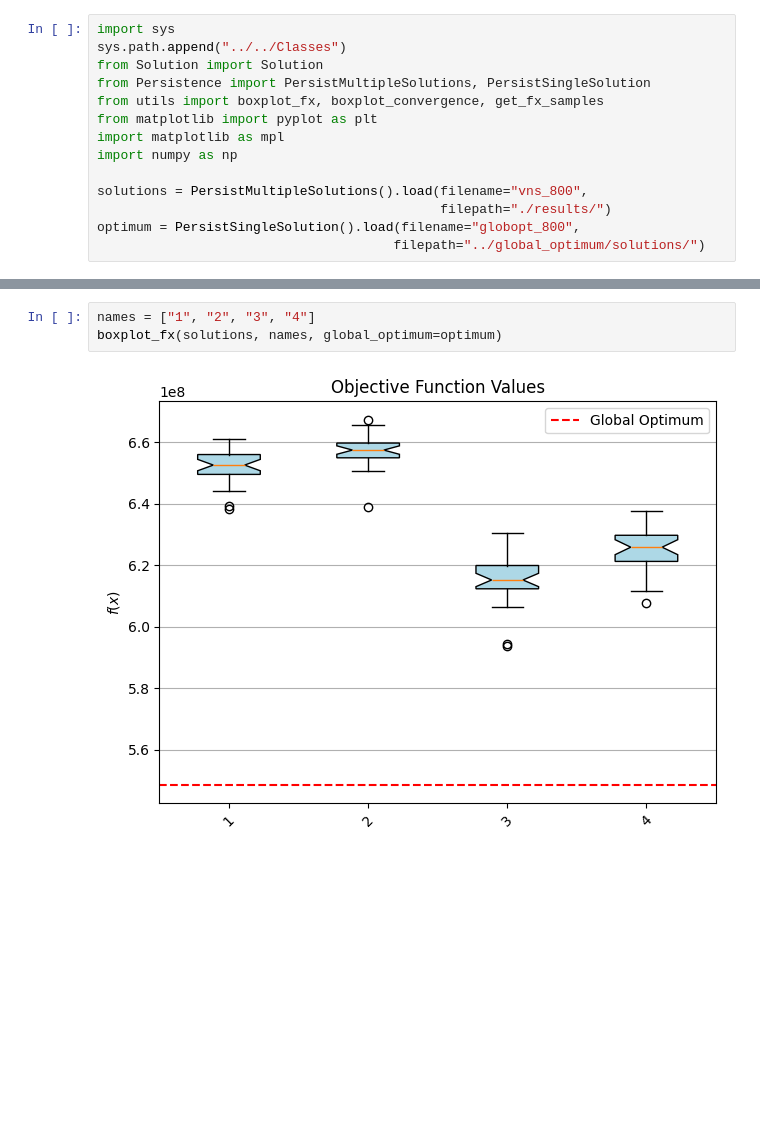
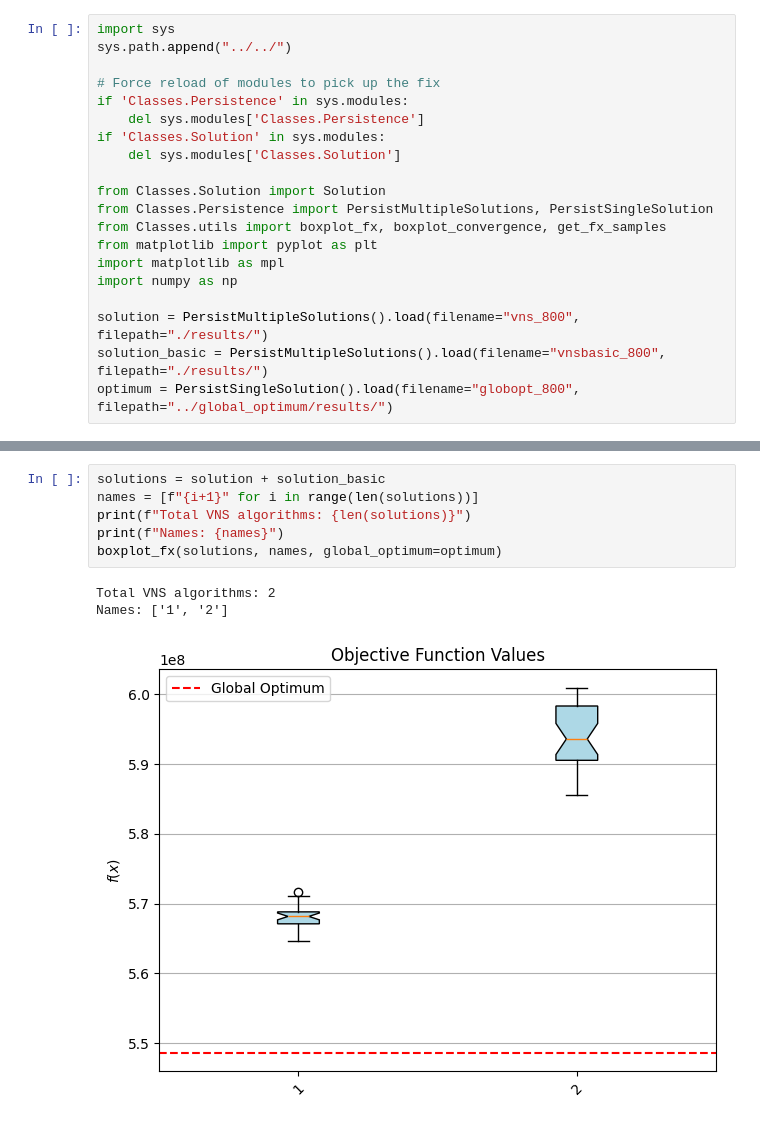
Before and after one commit to raissagd/Pistachio_CLSC, a Jupyter notebook: experiments/vns/analyse.ipynb, the cells around one changed output, grey strips where cells are left out. Saved outputs shown, nothing was run; the diff lists cells and outputs as text; blank space fills up the shorter version.

```diff
--- a/experiments/vns/analyse.ipynb
+++ b/experiments/vns/analyse.ipynb
@@ -1,14 +1,20 @@
 # %%
 import sys
-sys.path.append("../../Classes")
-from Solution import Solution
-from Persistence import PersistMultipleSolutions, PersistSingleSolution
-from utils import boxplot_fx, boxplot_convergence, get_fx_samples
+sys.path.append("../../")
+
+# Force reload of modules to pick up the fix
+if 'Classes.Persistence' in sys.modules:
+    del sys.modules['Classes.Persistence']
+if 'Classes.Solution' in sys.modules:
+    del sys.modules['Classes.Solution']
+
+from Classes.Solution import Solution
+from Classes.Persistence import PersistMultipleSolutions, PersistSingleSolution
+from Classes.utils import boxplot_fx, boxplot_convergence, get_fx_samples
 from matplotlib import pyplot as plt
 import matplotlib as mpl
 import numpy as np
 
-solutions = PersistMultipleSolutions().load(filename="vns_800",
-                                            filepath="./results/")
-optimum = PersistSingleSolution().load(filename="globopt_800",
-                                      filepath="../global_optimum/solutions/")
+solution = PersistMultipleSolutions().load(filename="vns_800", filepath="./results/")
+solution_basic = PersistMultipleSolutions().load(filename="vnsbasic_800", filepath="./results/")
+optimum = PersistSingleSolution().load(filename="globopt_800", filepath="../global_optimum/results/")
@@ -15,6 +35,11 @@ optimum = PersistSingleSolution().load(filename="globopt_800",
 # %%
-names = ["1", "2", "3", "4"]
+solutions = solution + solution_basic
+names = [f"{i+1}" for i in range(len(solutions))]
+print(f"Total VNS algorithms: {len(solutions)}")
+print(f"Names: {names}")
 boxplot_fx(solutions, names, global_optimum=optimum)
 # %% [output]
+Total VNS algorithms: 2
+Names: ['1', '2']
-[figure, old version]
+[figure, new version]
 # %%
```
Also changed, not shown: parts of 3 cells of this notebook, 7 other files.
